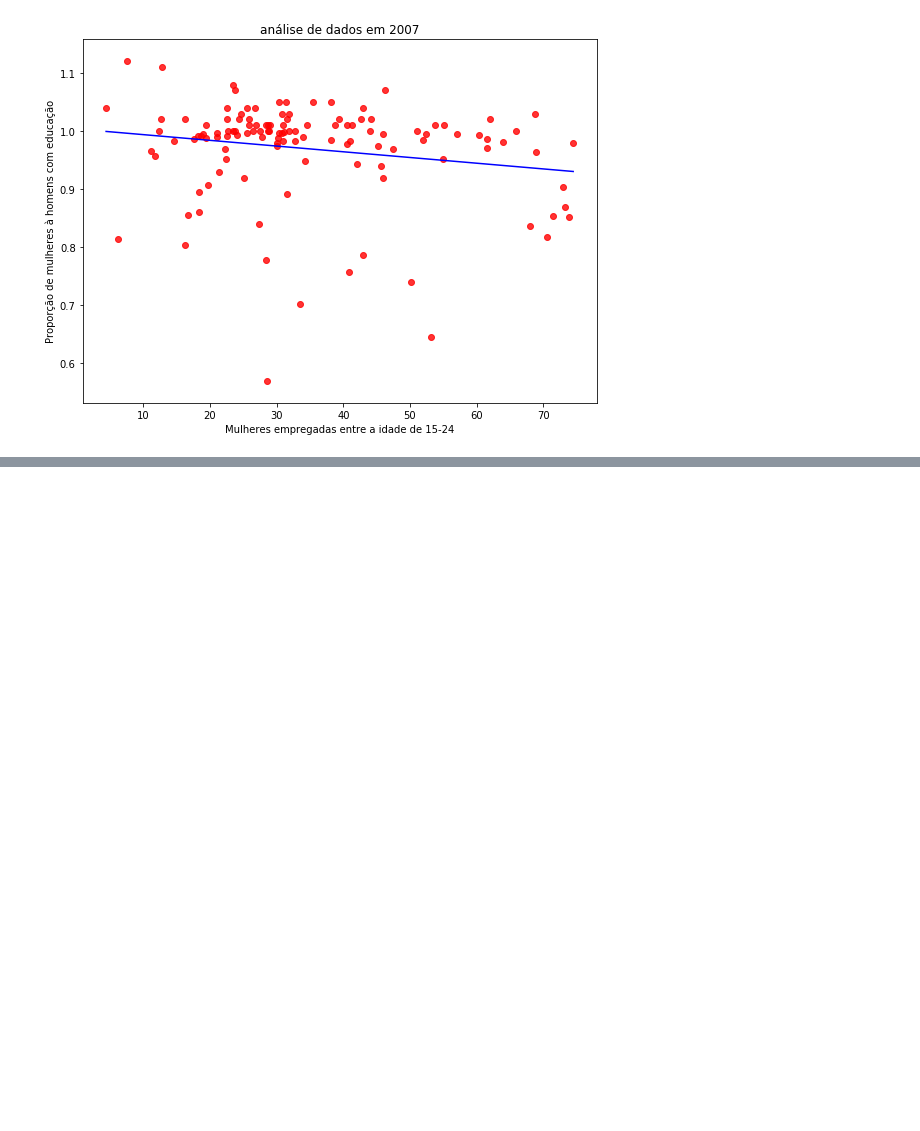
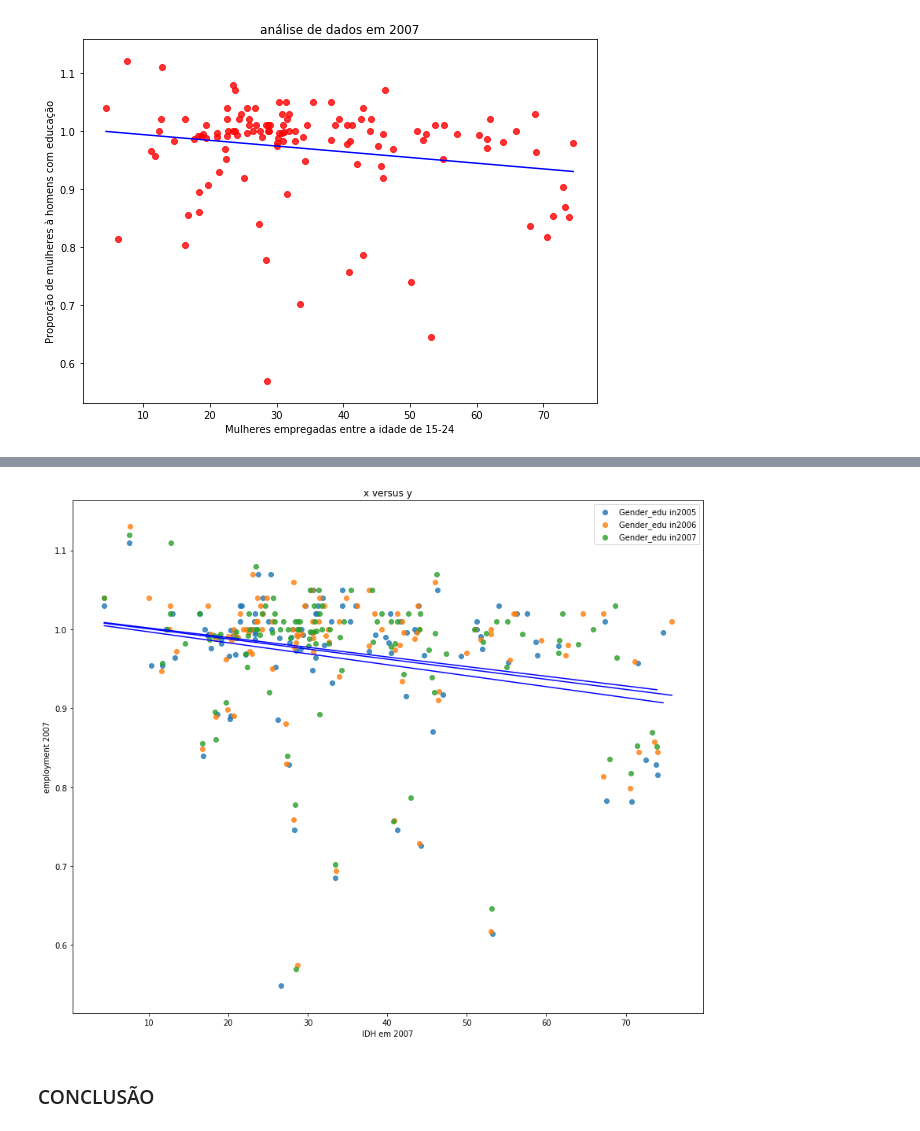
Before and after one commit to manucastilla/CD-Projeto1, a Jupyter notebook: EntregaFinal- Manuela.ipynb, the cells around one changed output, grey strips where cells are left out. Saved outputs shown, nothing was run; the diff lists cells and outputs as text; code cells hidden in the pictures; blank space fills up the shorter version.

```diff
--- a/EntregaFinal- Manuela.ipynb
+++ b/EntregaFinal- Manuela.ipynb
@@ -153,0 +267,6 @@ idh com mulheres empregadas:  Assim, pode se concluir de que não existe uma rel
+# %%
+dos_anos(2005, 2007, "gender_employ in ", "Gender_edu in", union, "idh por gender nos anos ", "IDH", "edu gender")
+# %% [output]
+[figure, added]
+# %% [markdown]
+### CONCLUSÃO
```
Also changed, not shown: parts of 30 cells of this notebook, 1 other file.
